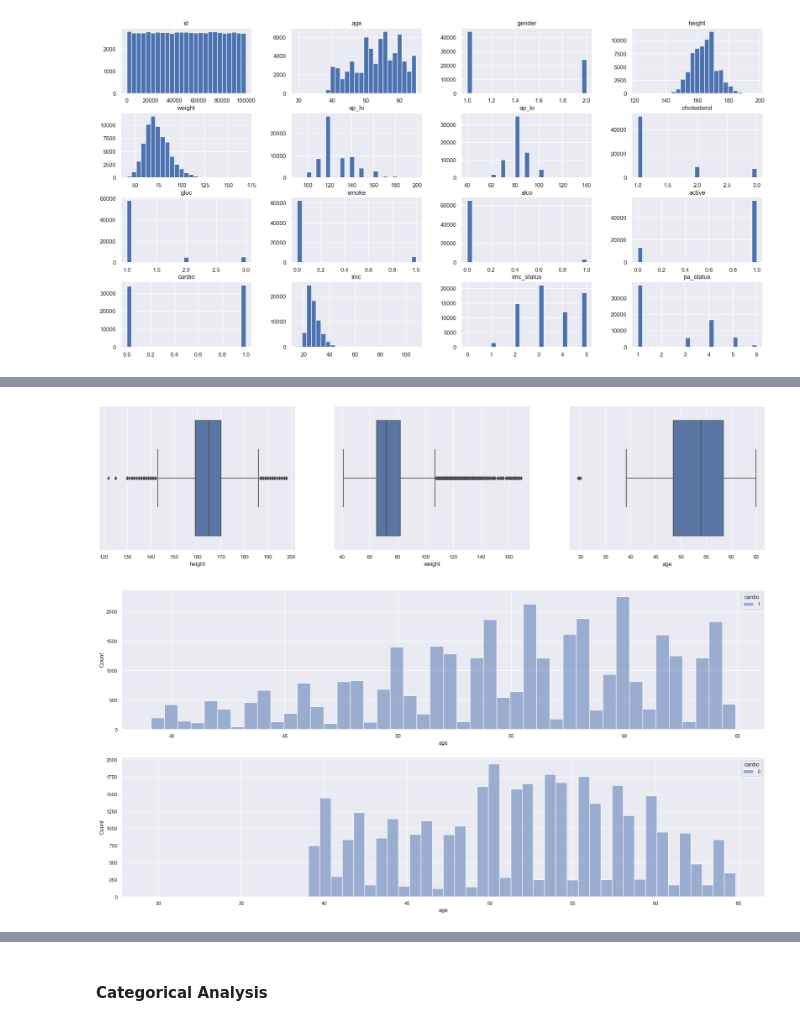
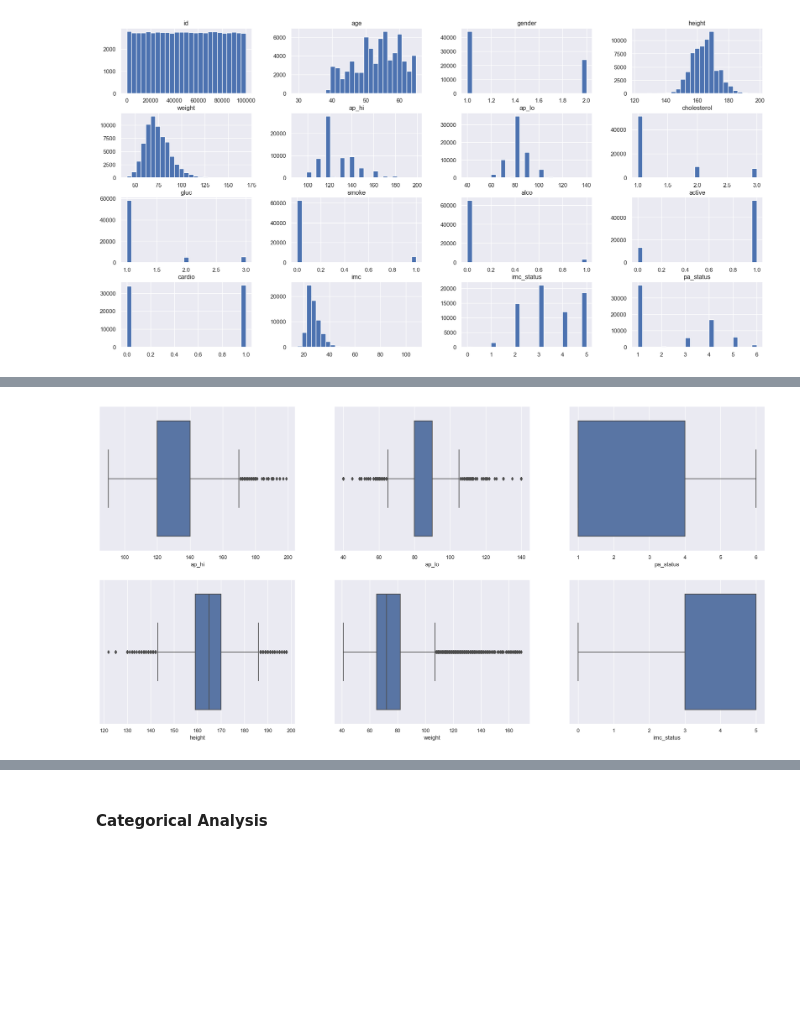
Before and after one commit to TalithaStella/CardioDisease, a Jupyter notebook: PA001-CCD ver3.ipynb, the cells around one changed output, grey strips where cells are left out. Saved outputs shown, nothing was run; the diff lists cells and outputs as text; code cells hidden in the pictures; blank space fills up the shorter version.

```diff
--- a/PA001-CCD ver3.ipynb
+++ b/PA001-CCD ver3.ipynb
@@ -307,26 +301,24 @@ sns.boxplot(x='ap_lo',  data=df3);
 # %%
+# PA
+
+plt.subplot(2, 3, 1)
+sns.boxplot(x='ap_hi',  data=df2);
+
+plt.subplot(2, 3, 2)
+sns.boxplot(x='ap_lo',  data=df2);
+
+plt.subplot(2, 3, 3)
+sns.boxplot(x='pa_status',  data=df2);
+
 # cm - <130 > 200
-plt.subplot(2, 3, 1)
-sns.boxplot(x='height',  data=df3);
+plt.subplot(2, 3, 4)
+sns.boxplot(x='height',  data=df2);
 
 # KG - <40 > 200
-plt.subplot(2, 3, 2)
-sns.boxplot(x='weight',  data=df3);
+plt.subplot(2, 3, 5)
+sns.boxplot(x='weight',  data=df2);
 
-plt.subplot(2, 3, 3)
-sns.boxplot(x='age',  data=df3);
+plt.subplot(2, 3, 6)
+sns.boxplot(x='imc_status',  data=df2);
 # %% [output]
-[figure, old version]
+[figure, new version]
-# %%
-
-plt.subplot(2,1,1)
-sns.histplot(x='age',
-             data=df3[(df3['cardio'] == 1)],
-             hue='cardio');
-
-plt.subplot(2,1,2)
-sns.histplot(x='age',
-             data=df3[(df3['cardio'] == 0)],
-             hue='cardio');
-# %% [output]
-[figure, removed]
```
Also changed, not shown: parts of 39 cells of this notebook.
